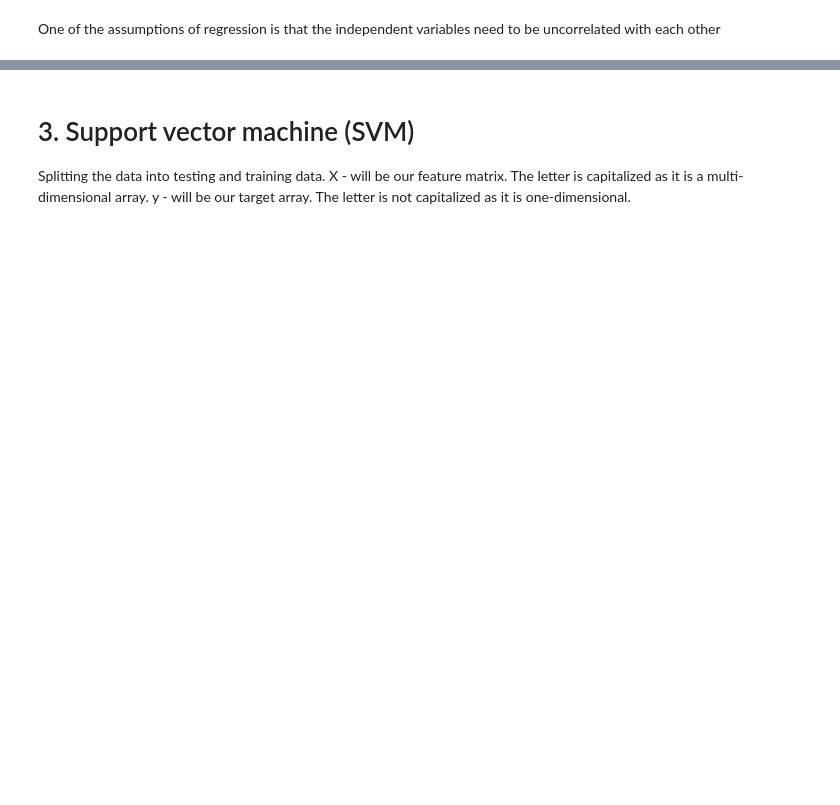
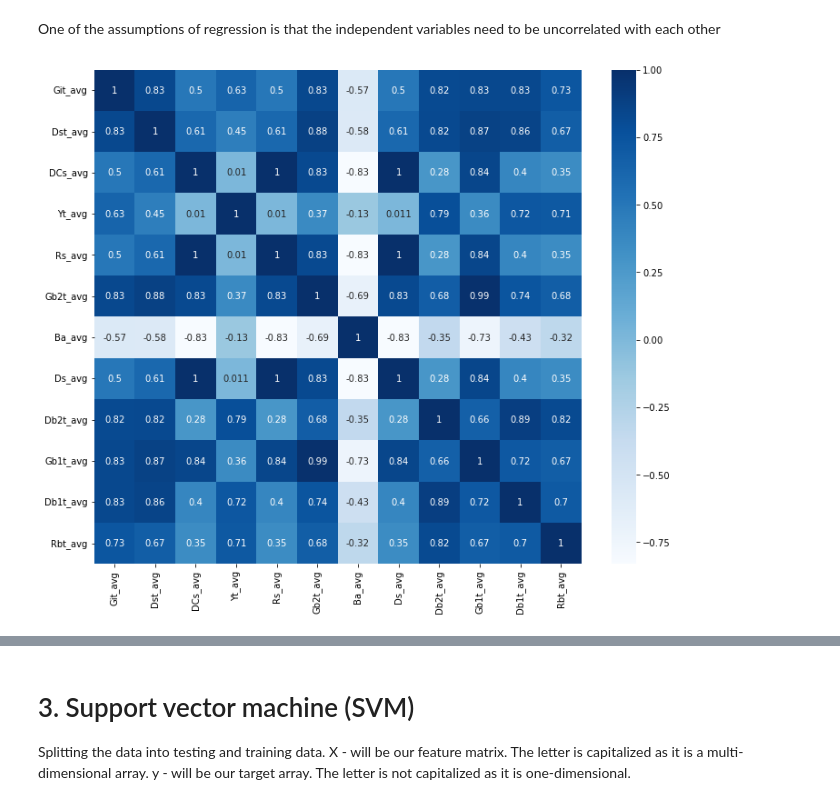
Before and after one commit to Evelenac/Twin-Wind-Turbine, a Jupyter notebook: ML_Digital_Turbine.ipynb, the cells around one changed output, grey strips where cells are left out. Saved outputs shown, nothing was run; the diff lists cells and outputs as text; code cells hidden in the pictures; blank space fills up the shorter version.

```diff
--- a/ML_Digital_Turbine.ipynb
+++ b/ML_Digital_Turbine.ipynb
@@ -38,2 +47,21 @@ data_avg.head()
 # %% [markdown]
 # 2. Data Wrangling
+# %%
+query = """
+    SELECT
+        a.*,
+        b.Gost_avg as Gost_avg_one_weeks,
+        c.Gost_avg as Gost_avg_two_weeks,
+        d.Gost_avg as Gost_avg_three_weeks,
+        e.Gost_avg as Gost_avg_four_weeks
+    FROM data a
+    LEFT JOIN data b
+        ON b.Date_time = datetime(a.Date_time, '+7 day')
+    LEFT JOIN data c
+        ON c.Date_time = datetime(a.Date_time, '+14 day')
+    LEFT JOIN data d
+        ON d.Date_time = datetime(a.Date_time, '+21 day')
+    LEFT JOIN data e
+        ON e.Date_time = datetime(a.Date_time, '+28 day')
+    ;
+"""
@@ -40,3 +83,7 @@ data_avg.head()
+# %%
+data = mysql(query)
+# %%
+data = data.dropna()
 # %% [markdown]
 ### 2.1 Feature Selection:
 # %% [markdown]
@@ -62,11 +150,13 @@ relevant_features
 One of the assumptions of regression is that the independent variables need to be uncorrelated with each other
 # %%
 # Correlation between relevant features
-corr_relv = data_avg[['Git_avg','Dst_avg','DCs_avg','Yt_avg','Rs_avg','Gb2t_avg','Ba_avg','Ds_avg',
-'Db2t_avg','Gb1t_avg','Db1t_avg','Rbt_avg','Gost_avg']].corr()
+corr_relevant_features = data[['Git_avg','Dst_avg','DCs_avg','Yt_avg','Rs_avg','Gb2t_avg','Ba_avg','Ds_avg',
+'Db2t_avg','Gb1t_avg','Db1t_avg','Rbt_avg']].corr()
 # %%
 #Using Pearson Correlation
 # If these variables are highly correlated with each other, then we need drop them.
 plt.figure(figsize=(12,10))
-sns.heatmap(corr_relv, annot=True, cmap=plt.cm.RdYlGn)
+sns.heatmap(corr_relevant_features, annot=True, cmap=plt.cm.Blues)
 plt.show()
+# %% [output]
+[figure, added]
```
Also changed, not shown: parts of 129 cells of this notebook.
